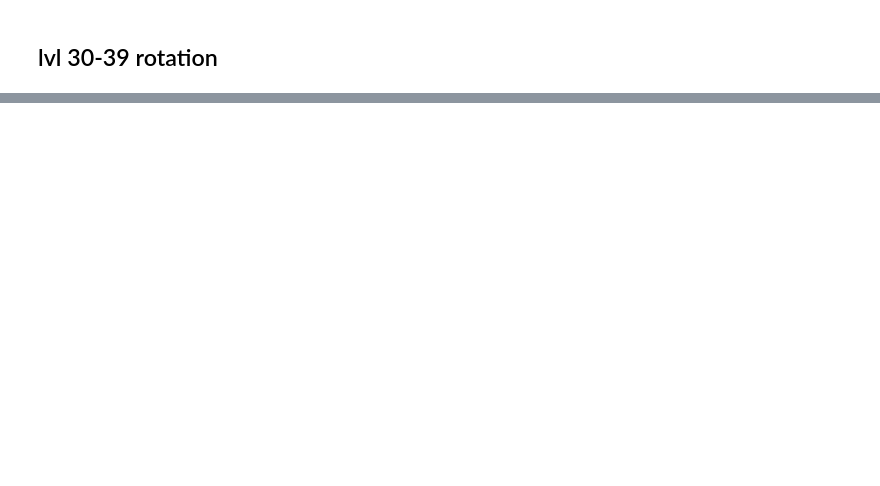
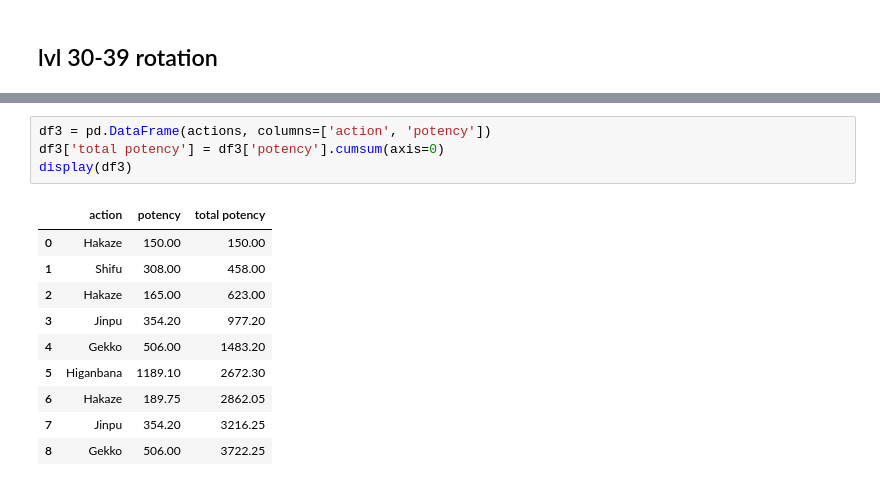
Before and after one commit to rconcep/ffxiv, a Jupyter notebook: sam-by-the-numbers.ipynb, the cells around one changed output, grey strips where cells are left out. Cells and saved outputs as stored; diff of their text form; blank space fills up the shorter version.

```diff
--- a/sam-by-the-numbers.ipynb
+++ b/sam-by-the-numbers.ipynb
@@ -216,0 +241,15 @@ fig.suptitle('Cumulative potency over time for 3, 4, ..., 7 targets')
+# %%
+df3 = pd.DataFrame(actions, columns=['action', 'potency'])
+df3['total potency'] = df3['potency'].cumsum(axis=0)
+display(df3)
+# %% [output]
+|  | action | potency | total potency |
+| 0 | Hakaze | 150.00 | 150.00 |
+| 1 | Shifu | 308.00 | 458.00 |
+| 2 | Hakaze | 165.00 | 623.00 |
+| 3 | Jinpu | 354.20 | 977.20 |
+| 4 | Gekko | 506.00 | 1483.20 |
+| 5 | Higanbana | 1189.10 | 2672.30 |
+| 6 | Hakaze | 189.75 | 2862.05 |
+| 7 | Jinpu | 354.20 | 3216.25 |
+| 8 | Gekko | 506.00 | 3722.25 |
```
Also changed, not shown: parts of 32 cells of this notebook, 2 other files.
